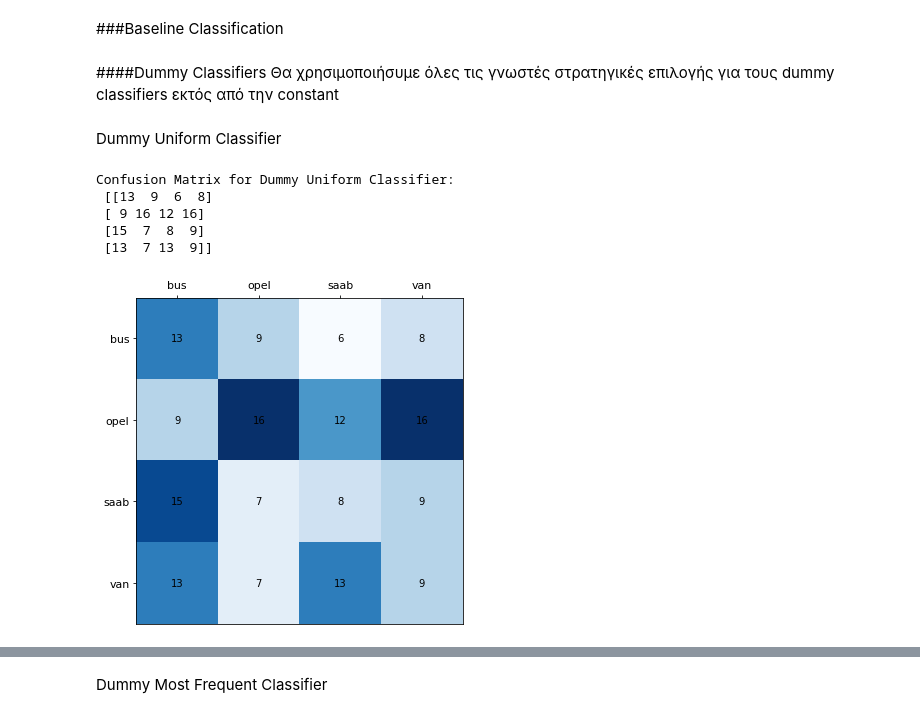
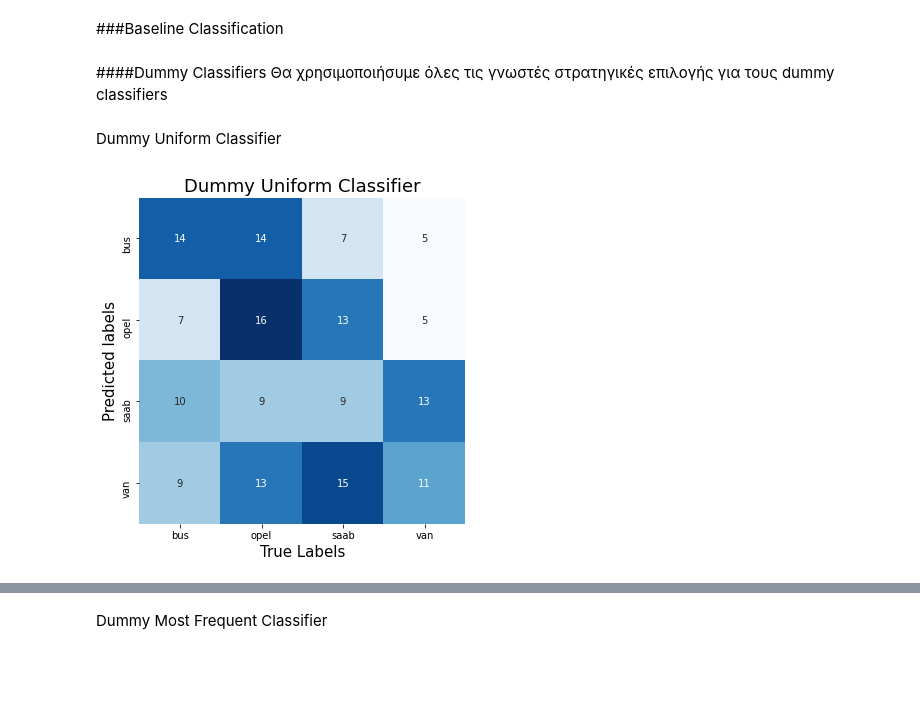
Before and after one commit to SprIoan/NNColab, a Jupyter notebook: Ergasia_1.ipynb, the cells around one changed output, grey strips where cells are left out. Saved outputs shown, nothing was run; the diff lists cells and outputs as text; code cells hidden in the pictures; blank space fills up the shorter version.

```diff
--- a/Ergasia_1.ipynb
+++ b/Ergasia_1.ipynb
@@ -225,38 +227,28 @@ Counter({0: 182, 2: 178, 1: 159, 3: 157})
 Οι ταξινομητές που εξετάζουμε σε αυτό το dataset είναι οι: dummy, Gaussian Naive Bayes, kNN.
 # %% [markdown]
 ###Baseline Classification
-# %%
-#Xρησιμοποιούμε την παρακάτω συνάρτηση για να απεικονίσουμε χρωματικά το confusion matrix
-def view_conf_matrix(cnf_matrix, labels, cmap='gray'):
-  fix, ax = plt.subplots(figsize=(6,6))
-  ax.set_xticks(range(0,len(cnf_matrix)))
-  ax.set_yticks(range(0,len(cnf_matrix)))
-  ax.set_xticklabels(labels, size=11)
-  ax.set_yticklabels(labels, size=11)
-  ax.xaxis.tick_top()
-  for i in range(len(labels)):
-    for j in range(len(labels)):
-      text = ax.text(j,i,cnf_matrix[i,j],ha='center',va='center',color='black')
-  ax.imshow(cnf_matrix,cmap=cmap)
+# %%
+#Xρησιμοποιούμε την παρακάτω συνάρτηση για να απεικονίσουμε χρωματικά το confusion matrix
+
+def view_conf_matrix(test_labels, predictions, label_names,title=None):
+  m = confusion_matrix(test_labels, predictions)
+  fix, ax = plt.subplots(figsize=(6,6))
+  sns.heatmap(m.T, square=True, annot=True, fmt='d',cbar=False, xticklabels=label_names,yticklabels=label_names,cmap='Blues')
+  ax.set_xlabel("True Labels", size=15)
+  ax.set_ylabel("Predicted labels",size=15)
+  plt.title(title, size=18)
 # %% [markdown]
 ####Dummy Classifiers
-Θα χρησιμοποιήσυμε όλες τις γνωστές στρατηγικές επιλογής για τους dummy classifiers εκτός από την constant
+Θα χρησιμοποιήσυμε όλες τις γνωστές στρατηγικές επιλογής για τους dummy classifiers
 # %% [markdown]
 Dummy Uniform Classifier
 # %%
 dummy_uniform = DummyClassifier(strategy='uniform')
 dummy_uniform_model = dummy_uniform.fit(train_data, train_labels)
 dummy_uniform_preds = dummy_uniform.predict(test_data)
-cnf_matrix = confusion_matrix(test_labels, dummy_uniform_preds)
-print("Confusion Matrix for Dummy Uniform Classifier:\n",cnf_matrix)
-view_conf_matrix(cnf_matrix, unique_labels, cmap='Blues')
+view_conf_matrix(test_labels, dummy_uniform_preds, unique_labels,title="Dummy Uniform Classifier" )
 # %% [output]
-Confusion Matrix for Dummy Uniform Classifier:
- [[13  9  6  8]
- [ 9 16 12 16]
- [15  7  8  9]
- [13  7 13  9]]
-[figure, old version]
+[figure, new version]
 # %%
 f1_micro_du = precision_recall_fscore_support(test_labels, dummy_uniform_preds, average='micro')[2]
 f1_macro_du = precision_recall_fscore_support(test_labels, dummy_uniform_preds, average='macro')[2]
```
Also changed, not shown: parts of 122 cells of this notebook.
